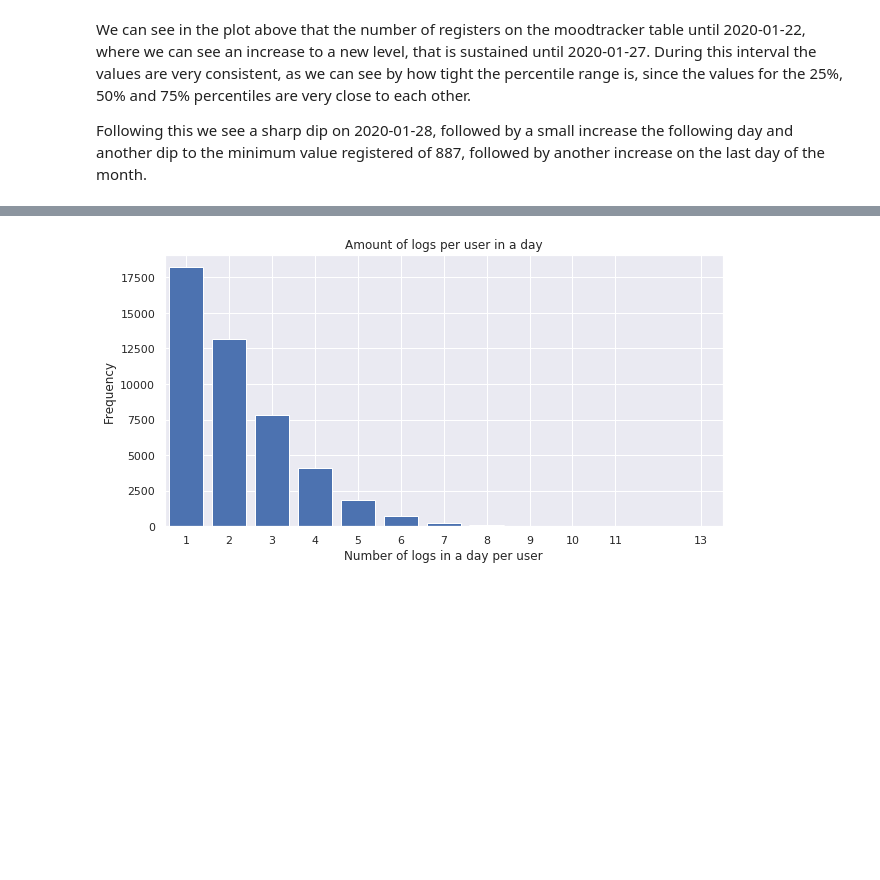
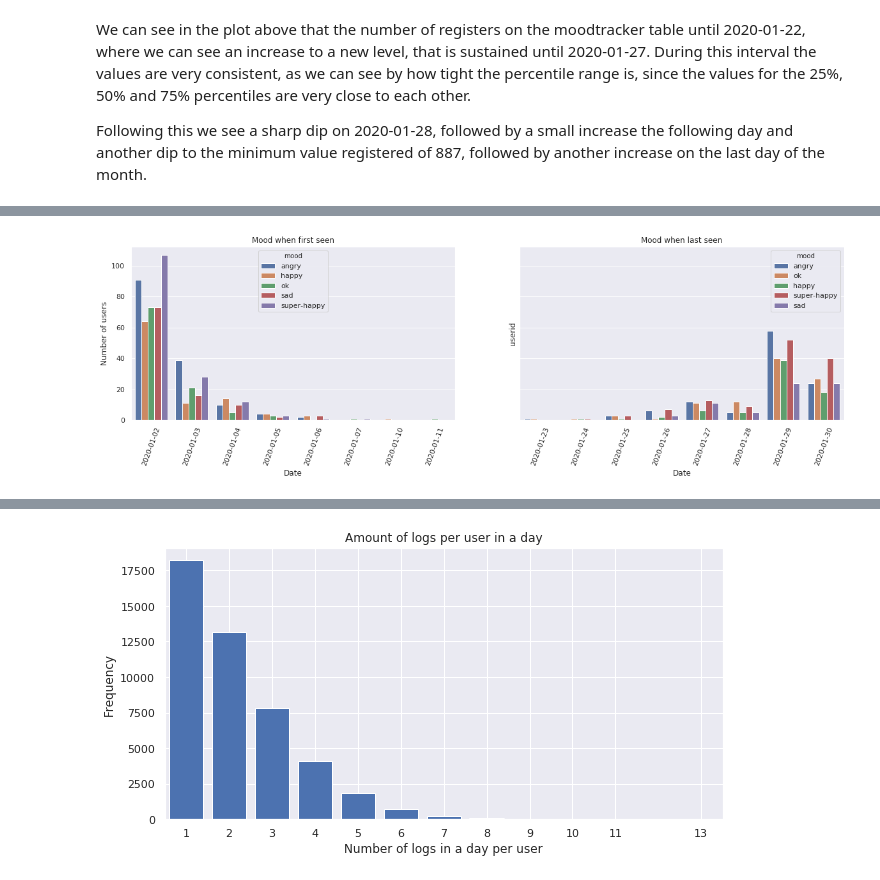
Before and after one commit to adfsan/z-challenge, a Jupyter notebook: Report_moodtracker_emotional_state.ipynb, the cells around one changed output, grey strips where cells are left out. Saved outputs shown, nothing was run; the diff lists cells and outputs as text; code cells hidden in the pictures; blank space fills up the shorter version.

```diff
--- a/Report1.ipynb
+++ b/Report_moodtracker_emotional_state.ipynb
@@ -323,0 +425,30 @@ daily_mood_user = daily_mood_user.stack().reset_index().rename(columns = {"level
+# %%
+# Let's plot the mood difference from new and leaving users
+first_seen_p = first_seen.query("mood != ''").query("trackedat_date != '2020-01-01'").groupby(["trackedat_date", "mood"])["userid"].nunique().reset_index()
+last_seen_p = last_seen.query("mood != ''").query("trackedat_date != '2020-01-31'").groupby(["trackedat_date", "mood"])["userid"].nunique().reset_index()
+
+f, (ax1, ax2) = plt.subplots(1, 2, figsize=(20,5), sharey=True)
+
+g=sns.barplot(x='trackedat_date',
+           y='userid',
+           hue='mood',
+           data=first_seen_p,
+           ax = ax1)
+
+ax1.set_xlabel("Date")
+ax1.set_ylabel("Number of users")
+ax1.set_title("Mood when first seen")
+ax1.tick_params('x',labelrotation=70)
+
+l=sns.barplot(x='trackedat_date',
+           y='userid',
+           hue='mood',
+           data=last_seen_p,
+           ax = ax2)
+
+ax2.set_xlabel("Date")
+ax2.set_title("Mood when last seen")
+ax2.tick_params('x',labelrotation=70)
+plt.show()
+# %% [output]
+[figure, added]
```
Also changed, not shown: parts of 28 cells of this notebook, 3 other files.
